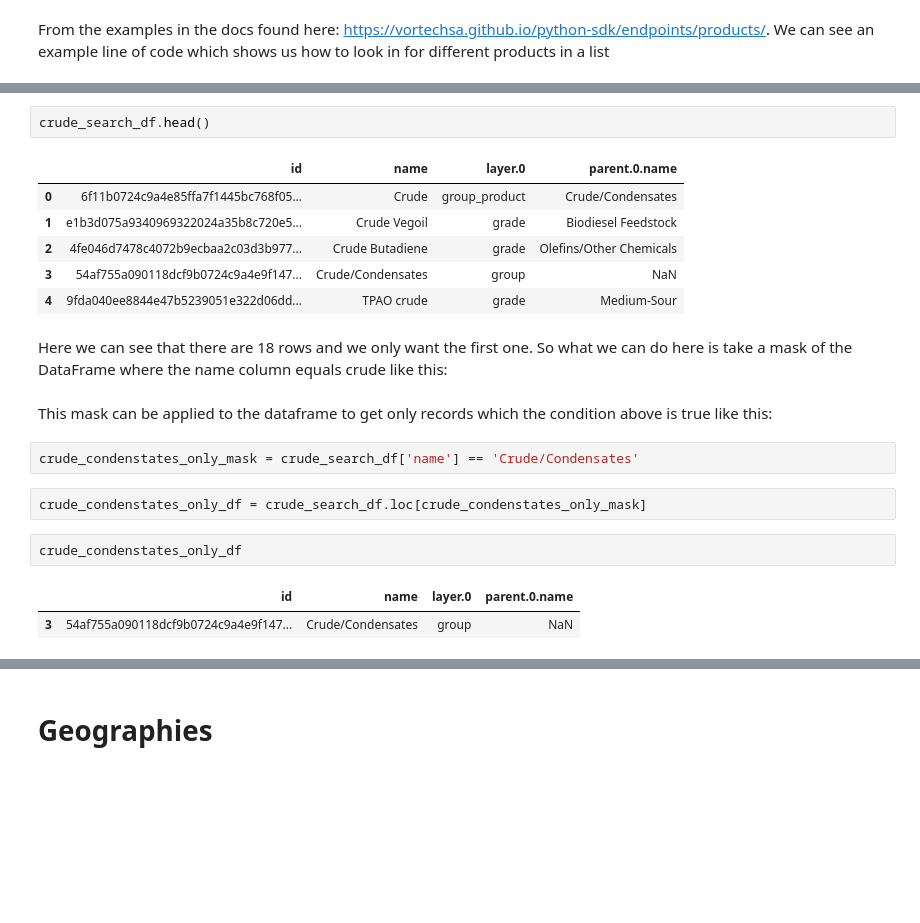
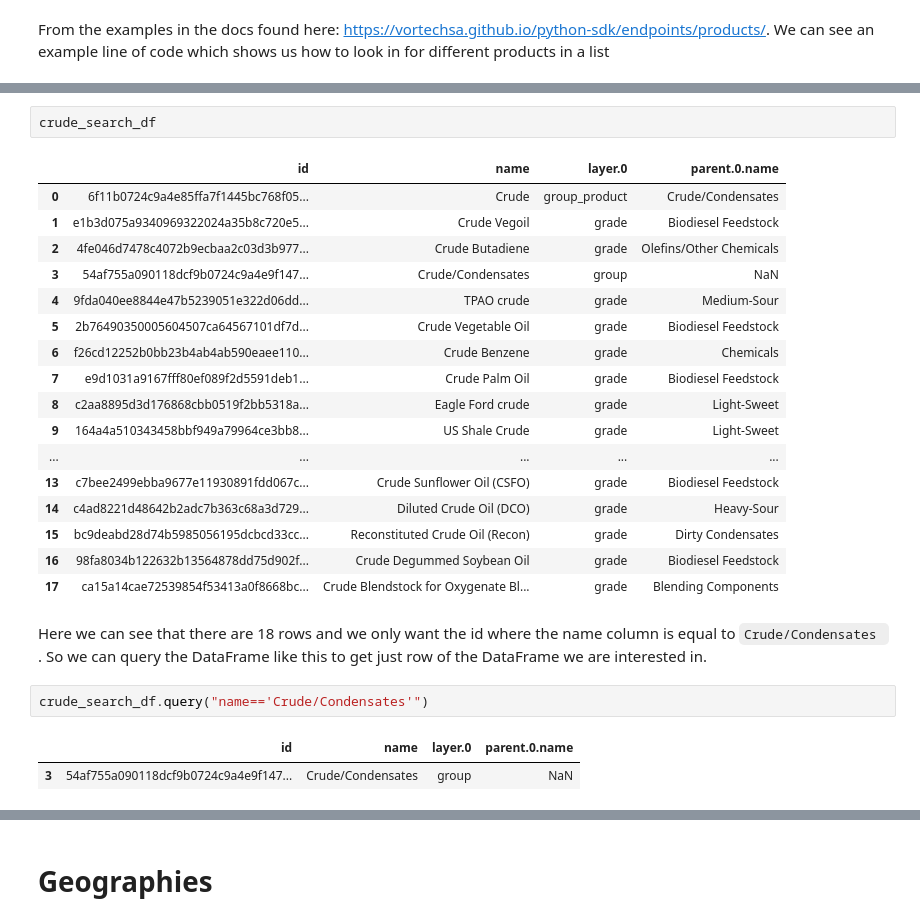
Before and after one commit to VorTECHsa/python-sdk, a Jupyter notebook: docs/examples/New to Python - Crude and condensates in China Floating storage.ipynb, the cells around one changed output, grey strips where cells are left out. Drawn from its saved outputs; the diff is of its cells as text; blank space fills up the shorter version.

```diff
--- a/docs/examples/New to Python - Crude and condensates in China Floating storage.ipynb
+++ b/docs/examples/New to Python - Crude and condensates in China Floating storage.ipynb
@@ -36,22 +41,27 @@ crude_search_df = Products().search(term=['crude']).to_df()
 # %%
-crude_search_df.head()
+crude_search_df
 # %% [output]
 |  | id | name | layer.0 | parent.0.name |
 | 0 | 6f11b0724c9a4e85ffa7f1445bc768f05... | Crude | group_product | Crude/Condensates |
 | 1 | e1b3d075a9340969322024a35b8c720e5... | Crude Vegoil | grade | Biodiesel Feedstock |
 | 2 | 4fe046d7478c4072b9ecbaa2c03d3b977... | Crude Butadiene | grade | Olefins/Other Chemicals |
 | 3 | 54af755a090118dcf9b0724c9a4e9f147... | Crude/Condensates | group | NaN |
 | 4 | 9fda040ee8844e47b5239051e322d06dd... | TPAO crude | grade | Medium-Sour |
+| 5 | 2b76490350005604507ca64567101df7d... | Crude Vegetable Oil | grade | Biodiesel Feedstock |
+| 6 | f26cd12252b0bb23b4ab4ab590eaee110... | Crude Benzene | grade | Chemicals |
+| 7 | e9d1031a9167fff80ef089f2d5591deb1... | Crude Palm Oil | grade | Biodiesel Feedstock |
+| 8 | c2aa8895d3d176868cbb0519f2bb5318a... | Eagle Ford crude | grade | Light-Sweet |
+| 9 | 164a4a510343458bbf949a79964ce3bb8... | US Shale Crude | grade | Light-Sweet |
+| ... | ... | ... | ... | ... |
+| 13 | c7bee2499ebba9677e11930891fdd067c... | Crude Sunflower Oil (CSFO) | grade | Biodiesel Feedstock |
+| 14 | c4ad8221d48642b2adc7b363c68a3d729... | Diluted Crude Oil (DCO) | grade | Heavy-Sour |
+| 15 | bc9deabd28d74b5985056195dcbcd33cc... | Reconstituted Crude Oil (Recon) | grade | Dirty Condensates |
+| 16 | 98fa8034b122632b13564878dd75d902f... | Crude Degummed Soybean Oil | grade | Biodiesel Feedstock |
+| 17 | ca15a14cae72539854f53413a0f8668bc... | Crude Blendstock for Oxygenate Bl... | grade | Blending Components |
 # %% [markdown]
-Here we can see that there are 18 rows and we only want the first one. So what we can do here is take a mask of the DataFrame where the name column equals crude like this:
+Here we can see that there are 18 rows and we only want the id where the name column is equal to `Crude/Condensates	`. So we can query the DataFrame like this to get just row of the DataFrame we are interested in.
-# %% [markdown]
-This mask can be applied to the dataframe to get only records which the condition above is true like this:
 # %%
-crude_condenstates_only_mask = crude_search_df['name'] == 'Crude/Condensates'
+crude_search_df.query("name=='Crude/Condensates'")
+# %% [output]
+|  | id | name | layer.0 | parent.0.name |
+| 3 | 54af755a090118dcf9b0724c9a4e9f147... | Crude/Condensates | group | NaN |
-# %%
-crude_condenstates_only_df = crude_search_df.loc[crude_condenstates_only_mask]
-# %%
-crude_condenstates_only_df
-# %% [output]
-|  | id | name | layer.0 | parent.0.name |
-| 3 | 54af755a090118dcf9b0724c9a4e9f147... | Crude/Condensates | group | NaN |
```
Also changed, not shown: parts of 35 cells of this notebook.
